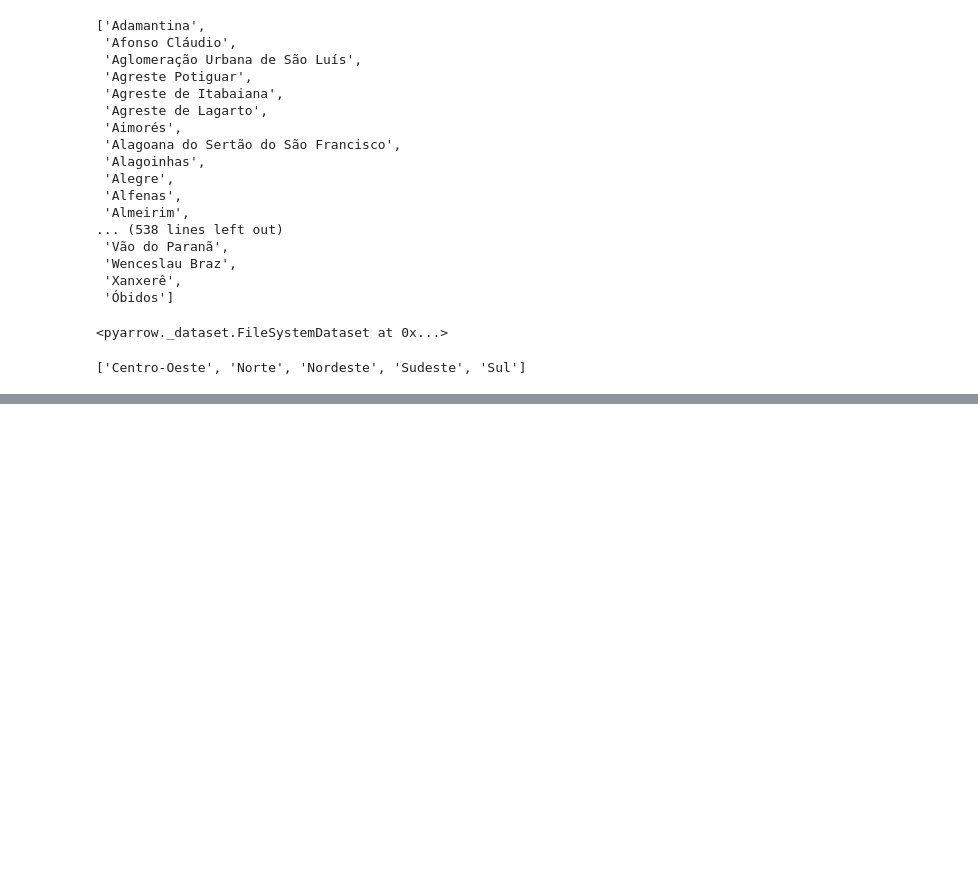
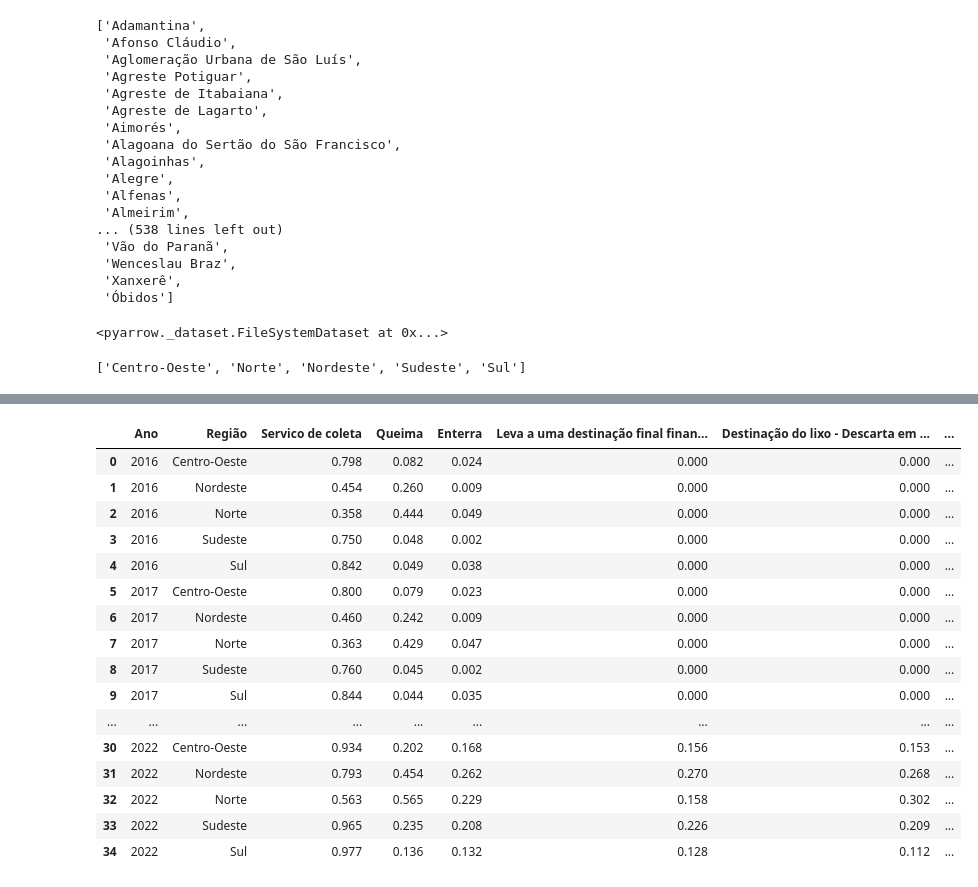
Before and after one commit to raffOps/EduCensoExplorer, a Jupyter notebook: queries/queries.ipynb, the cells around one changed output, grey strips where cells are left out. Drawn from its saved outputs; the diff is of its cells as text; code cells hidden in the pictures; blank space fills up the shorter version.

```diff
--- a/queries/queries.ipynb
+++ b/queries/queries.ipynb
@@ -274,0 +445,49 @@ px.bar(
+# %%
+# esgoto
+df = con.execute(f"""
+                select
+                    NU_ANO_CENSO as 'Ano',
+                    NO_REGIAO as 'Região',
+                    round(cast(count(*) filter (where IN_LIXO_SERVICO_COLETA) as float) / count(*), 3) as 'Servico de coleta',
+                    round(cast(count(*) filter (where IN_LIXO_QUEIMA) as float) / count(*), 3) as 'Queima',
+                    round(cast(count(*) filter (where IN_LIXO_ENTERRA) as float) / count(*), 3) as 'Enterra',
+                    round(
+                            cast(count(*) filter (where IN_LIXO_DESTINO_FINAL_PUBLICO) as float)
+                            / count(*),
+                        3)
+                        as 'Leva a uma destinação final financiada pelo poder público',
+                    round(
+                            cast(count(*) filter (where IN_LIXO_DESCARTA_OUTRA_AREA) as float)
+                            / count(*),
+                        3)
+                        as 'Destinação do lixo - Descarta em outra área',
+                    round(
+                        cast(count(*) filter
+                            (where not (IN_LIXO_SERVICO_COLETA or IN_LIXO_QUEIMA or IN_LIXO_ENTERRA or IN_LIXO_DESTINO_FINAL_PUBLICO or IN_LIXO_DESCARTA_OUTRA_AREA ))
+                            as float)
+                        / count(*)
+                    , 3) as 'Sem informações'
+                from microdados
+                group by NU_ANO_CENSO, NO_REGIAO
+                order by 1, 2
+            """
+).df()
+df
+# %% [output]
+|  | Ano | Região | Servico de coleta | Queima | Enterra | Leva a uma destinação final finan... | Destinação do lixo - Descarta em ... | ... |
+| 0 | 2016 | Centro-Oeste | 0.798 | 0.082 | 0.024 | 0.000 | 0.000 | ... |
+| 1 | 2016 | Nordeste | 0.454 | 0.260 | 0.009 | 0.000 | 0.000 | ... |
+| 2 | 2016 | Norte | 0.358 | 0.444 | 0.049 | 0.000 | 0.000 | ... |
+| 3 | 2016 | Sudeste | 0.750 | 0.048 | 0.002 | 0.000 | 0.000 | ... |
+| 4 | 2016 | Sul | 0.842 | 0.049 | 0.038 | 0.000 | 0.000 | ... |
+| 5 | 2017 | Centro-Oeste | 0.800 | 0.079 | 0.023 | 0.000 | 0.000 | ... |
+| 6 | 2017 | Nordeste | 0.460 | 0.242 | 0.009 | 0.000 | 0.000 | ... |
+| 7 | 2017 | Norte | 0.363 | 0.429 | 0.047 | 0.000 | 0.000 | ... |
+| 8 | 2017 | Sudeste | 0.760 | 0.045 | 0.002 | 0.000 | 0.000 | ... |
+| 9 | 2017 | Sul | 0.844 | 0.044 | 0.035 | 0.000 | 0.000 | ... |
+| ... | ... | ... | ... | ... | ... | ... | ... | ... |
+| 30 | 2022 | Centro-Oeste | 0.934 | 0.202 | 0.168 | 0.156 | 0.153 | ... |
+| 31 | 2022 | Nordeste | 0.793 | 0.454 | 0.262 | 0.270 | 0.268 | ... |
+| 32 | 2022 | Norte | 0.563 | 0.565 | 0.229 | 0.158 | 0.302 | ... |
+| 33 | 2022 | Sudeste | 0.965 | 0.235 | 0.208 | 0.226 | 0.209 | ... |
+| 34 | 2022 | Sul | 0.977 | 0.136 | 0.132 | 0.128 | 0.112 | ... |
```
Also changed, not shown: parts of 13 cells of this notebook, 4 other files.
